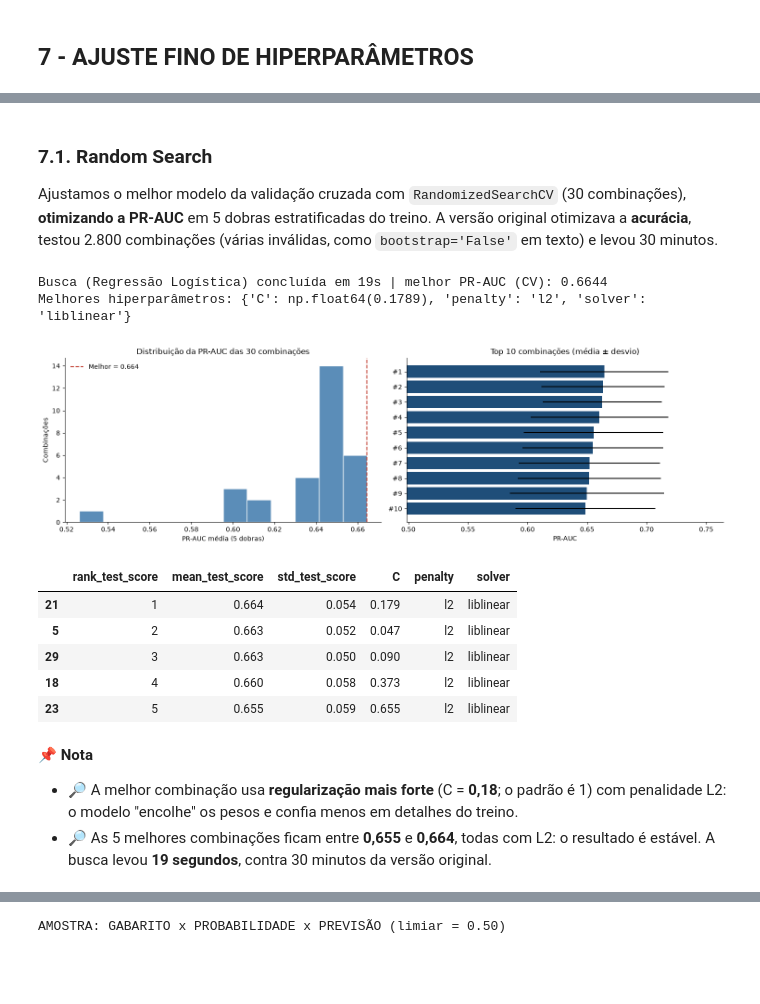
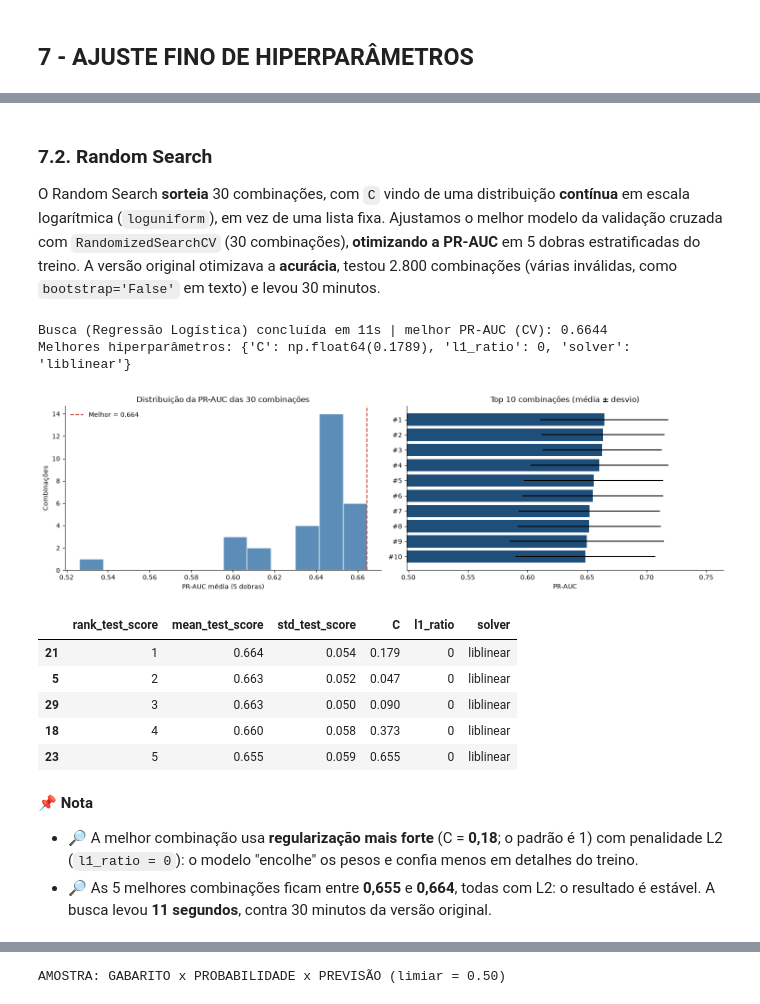
Before and after one commit to RafaelSilva89/Previsao_de_rotatividade_de_funcionarios, a Jupyter notebook: Notebooks/Previsão de rotatividade de funcionários - v2.ipynb, the cells around one changed output, grey strips where cells are left out. Drawn from its saved outputs; the diff is of its cells as text; code cells hidden in the pictures; blank space fills up the shorter version.

```diff
--- a/Notebooks/Previsão de rotatividade de funcionários - v2.ipynb
+++ b/Notebooks/Previsão de rotatividade de funcionários - v2.ipynb
@@ -1359,0 +1395,37 @@ print('\n💾 Resultados salvos em: reports/comparacao_modelos.csv')
+# %%
+grades = {
+    'Regressão Logística': {'modelo__C': np.logspace(-3, 2, 11).round(4).tolist(), 'modelo__l1_ratio': [0, 1], 'modelo__solver': ['liblinear']},
+    'Naive Bayes': {'modelo__var_smoothing': np.logspace(-12, -1, 12).tolist()},
+    'Random Forest': {'modelo__n_estimators': [200, 400], 'modelo__max_depth': [None, 6, 10], 'modelo__min_samples_leaf': [1, 5, 10]},
+    'XGBoost': {'modelo__learning_rate': [0.02, 0.05, 0.1], 'modelo__max_depth': [2, 3, 4], 'modelo__min_child_weight': [1, 5, 10]},
+    'LightGBM': {'modelo__learning_rate': [0.02, 0.05, 0.1], 'modelo__num_leaves': [4, 8, 16], 'modelo__min_child_samples': [10, 30, 60]},
+}
+cv_busca = StratifiedKFold(n_splits=5, shuffle=True, random_state=SEMENTE)
+grade = grades[melhor_modelo]
+n_combinacoes = int(np.prod([len(valores) for valores in grade.values()]))
+print(f'Grade: {n_combinacoes} combinações x {cv_busca.get_n_splits()} dobras = {n_combinacoes * cv_busca.get_n_splits()} modelos treinados')
+
+grid = GridSearchCV(clone(modelos[melhor_modelo]), grade, scoring='average_precision', cv=cv_busca, n_jobs=N_JOBS, return_train_score=True)
+t0 = time.time()
+grid.fit(Xtr, y_treino)
+tempo_grid = time.time() - t0
+print(f'Grid Search concluído em {tempo_grid:.1f}s | melhor PR-AUC (CV): {grid.best_score_:.4f}')
+print('Melhores hiperparâmetros:', {k.replace('modelo__', ''): v for k, v in grid.best_params_.items()})
+
+# Curva de validação: PR-AUC no treino e na validação cruzada para cada C, com L1 e com L2
+if 'modelo__C' in grade:
+    resultados_grid = pd.DataFrame(grid.cv_results_)
+    fig, ax = plt.subplots(figsize=(11, 4.8))
+    for razao, nome, cor in [(0, 'L2', COR_PRINCIPAL), (1, 'L1', COR_SAIU)]:
+        parte = resultados_grid[resultados_grid['param_modelo__l1_ratio'] == razao].sort_values('param_modelo__C')
+        valores_c = parte['param_modelo__C'].astype(float)
+        ax.plot(valores_c, parte['mean_test_score'], marker='o', color=cor, label=f'{nome}: validação cruzada')
+        ax.plot(valores_c, parte['mean_train_score'], ls='--', color=cor, alpha=0.5, label=f'{nome}: treino')
+    ax.axhline(y_treino.mean(), color='grey', lw=0.8, ls=':', label=f'Sorteio ({y_treino.mean():.2f})')
+    ax.axvline(grid.best_params_['modelo__C'], color='black', lw=0.8, ls=':')
+    ax.set(xscale='log', xlabel='C (à esquerda, regularização mais forte)', ylabel='PR-AUC')
+    ax.legend(frameon=False, fontsize=9, ncol=2)
+    sns.despine()
+    titulo('Grid Search: PR-AUC para cada força de regularização', 'Linha cheia: validação cruzada; tracejada: no próprio treino')
+    salvar('Grid search')
+    plt.show()
@@ -1360,10 +1443,10 @@ print('\n💾 Resultados salvos em: reports/comparacao_modelos.csv')
 # %% [markdown]
-### 7.1. Random Search
+### 7.2. Random Search
 
-Ajustamos o melhor modelo da validação cruzada com `RandomizedSearchCV` (30 combinações), **otimizando a PR-AUC** em 5 dobras estratificadas do treino. A versão original otimizava a **acurácia**, testou 2.800 combinações (várias inválidas, como `bootstrap='False'` em texto) e levou 30 minutos.
+O Random Search **sorteia** 30 combinações, com `C` vindo de uma distribuição **contínua** em escala logarítmica (`loguniform`), em vez de uma lista fixa. Ajustamos o melhor modelo da validação cruzada com `RandomizedSearchCV` (30 combinações), **otimizando a PR-AUC** em 5 dobras estratificadas do treino. A versão original otimizava a **acurácia**, testou 2.800 combinações (várias inválidas, como `bootstrap='False'` em texto) e levou 30 minutos.
 # %%
 espacos = {
-    'Regressão Logística': {'modelo__C': loguniform(0.001, 100), 'modelo__penalty': ['l1', 'l2'], 'modelo__solver': ['liblinear']},
+    'Regressão Logística': {'modelo__C': loguniform(0.001, 100), 'modelo__l1_ratio': [1, 0], 'modelo__solver': ['liblinear']},
     'Naive Bayes': {'modelo__var_smoothing': loguniform(1e-12, 1e-1)},
     'Random Forest': {'modelo__n_estimators': randint(200, 600), 'modelo__max_depth': [None, 4, 6, 10],
                       'modelo__min_samples_leaf': randint(1, 15), 'modelo__max_features': ['sqrt', 0.3, 0.5]},
@@ -1376,44 +1459,45 @@ espacos = {
 }
 cv_busca = StratifiedKFold(n_splits=5, shuffle=True, random_state=SEMENTE)
 busca = RandomizedSearchCV(clone(modelos[melhor_modelo]), espacos[melhor_modelo], n_iter=30, scoring='average_precision',
-                           cv=cv_busca, random_state=SEMENTE, n_jobs=N_JOBS)
+                           cv=cv_busca, random_state=SEMENTE, n_jobs=N_JOBS, return_train_score=True)
 t0 = time.time()
 busca.fit(Xtr, y_treino)
-print(f'Busca ({melhor_modelo}) concluída em {time.time() - t0:.0f}s | melhor PR-AUC (CV): {busca.best_score_:.4f}')
+tempo_random = time.time() - t0
+print(f'Busca ({melhor_modelo}) concluída em {tempo_random:.0f}s | melhor PR-AUC (CV): {busca.best_score_:.4f}')
 print('Melhores hiperparâmetros:', {k.replace('modelo__', ''): (round(v, 4) if isinstance(v, float) else v)
                                     for k, v in busca.best_params_.items()})
 
 resultados_busca = pd.DataFrame(busca.cv_results_).sort_values('rank_test_score')
 fig, axs = plt.subplots(1, 2, figsize=(15, 4.5))
 axs[0].hist(resultados_busca['mean_test_score'], bins=12, color=COR_FICOU, edgecolor='white')
 axs[0].axvline(busca.best_score_, color=COR_SAIU, ls='--', label=f'Melhor = {busca.best_score_:.3f}')
 axs[0].set(title='Distribuição da PR-AUC das 30 combinações', xlabel='PR-AUC média (5 dobras)', ylabel='Combinações')
 axs[0].legend(frameon=False)
 top10_busca = resultados_busca.head(10)
 axs[1].barh(range(10)[::-1], top10_busca['mean_test_score'], xerr=top10_busca['std_test_score'], color=COR_PRINCIPAL)
 axs[1].set(yticks=range(10)[::-1], yticklabels=[f'#{i}' for i in top10_busca['rank_test_score']],
            title='Top 10 combinações (média ± desvio)', xlabel='PR-AUC')
 axs[1].set_xlim(max(0, top10_busca['mean_test_score'].min() - 0.15), min(1, top10_busca['mean_test_score'].max() + 0.1))
 sns.despine()
 plt.tight_layout()
 salvar('Random Search')
 plt.show()
 
 colunas_parametros = [coluna for coluna in resultados_busca if coluna.startswith('param_')]
 top5 = resultados_busca[['rank_test_score', 'mean_test_score', 'std_test_score'] + colunas_parametros].head(5)
 top5.columns = [coluna.replace('param_modelo__', '') for coluna in top5.columns]
 top5
 # %% [output]
-Busca (Regressão Logística) concluída em 19s | melhor PR-AUC (CV): 0.6644
-Melhores hiperparâmetros: {'C': np.float64(0.1789), 'penalty': 'l2', 'solver': 'liblinear'}
+Busca (Regressão Logística) concluída em 11s | melhor PR-AUC (CV): 0.6644
+Melhores hiperparâmetros: {'C': np.float64(0.1789), 'l1_ratio': 0, 'solver': 'liblinear'}
 [figure]
-|  | rank_test_score | mean_test_score | std_test_score | C | penalty | solver |
-| 21 | 1 | 0.664 | 0.054 | 0.179 | l2 | liblinear |
-| 5 | 2 | 0.663 | 0.052 | 0.047 | l2 | liblinear |
-| 29 | 3 | 0.663 | 0.050 | 0.090 | l2 | liblinear |
-| 18 | 4 | 0.660 | 0.058 | 0.373 | l2 | liblinear |
-| 23 | 5 | 0.655 | 0.059 | 0.655 | l2 | liblinear |
+|  | rank_test_score | mean_test_score | std_test_score | C | l1_ratio | solver |
+| 21 | 1 | 0.664 | 0.054 | 0.179 | 0 | liblinear |
+| 5 | 2 | 0.663 | 0.052 | 0.047 | 0 | liblinear |
+| 29 | 3 | 0.663 | 0.050 | 0.090 | 0 | liblinear |
+| 18 | 4 | 0.660 | 0.058 | 0.373 | 0 | liblinear |
+| 23 | 5 | 0.655 | 0.059 | 0.655 | 0 | liblinear |
 # %% [markdown]
 📌 **Nota**
-- 🔎 A melhor combinação usa **regularização mais forte** (C = **0,18**; o padrão é 1) com penalidade L2: o modelo "encolhe" os pesos e confia menos em detalhes do treino.
-- 🔎 As 5 melhores combinações ficam entre **0,655** e **0,664**, todas com L2: o resultado é estável. A busca levou **19 segundos**, contra 30 minutos da versão original.
+- 🔎 A melhor combinação usa **regularização mais forte** (C = **0,18**; o padrão é 1) com penalidade L2 (`l1_ratio = 0`): o modelo "encolhe" os pesos e confia menos em detalhes do treino.
+- 🔎 As 5 melhores combinações ficam entre **0,655** e **0,664**, todas com L2: o resultado é estável. A busca levou **11 segundos**, contra 30 minutos da versão original.
```
Also changed, not shown: parts of 37 cells of this notebook, 17 other files.
